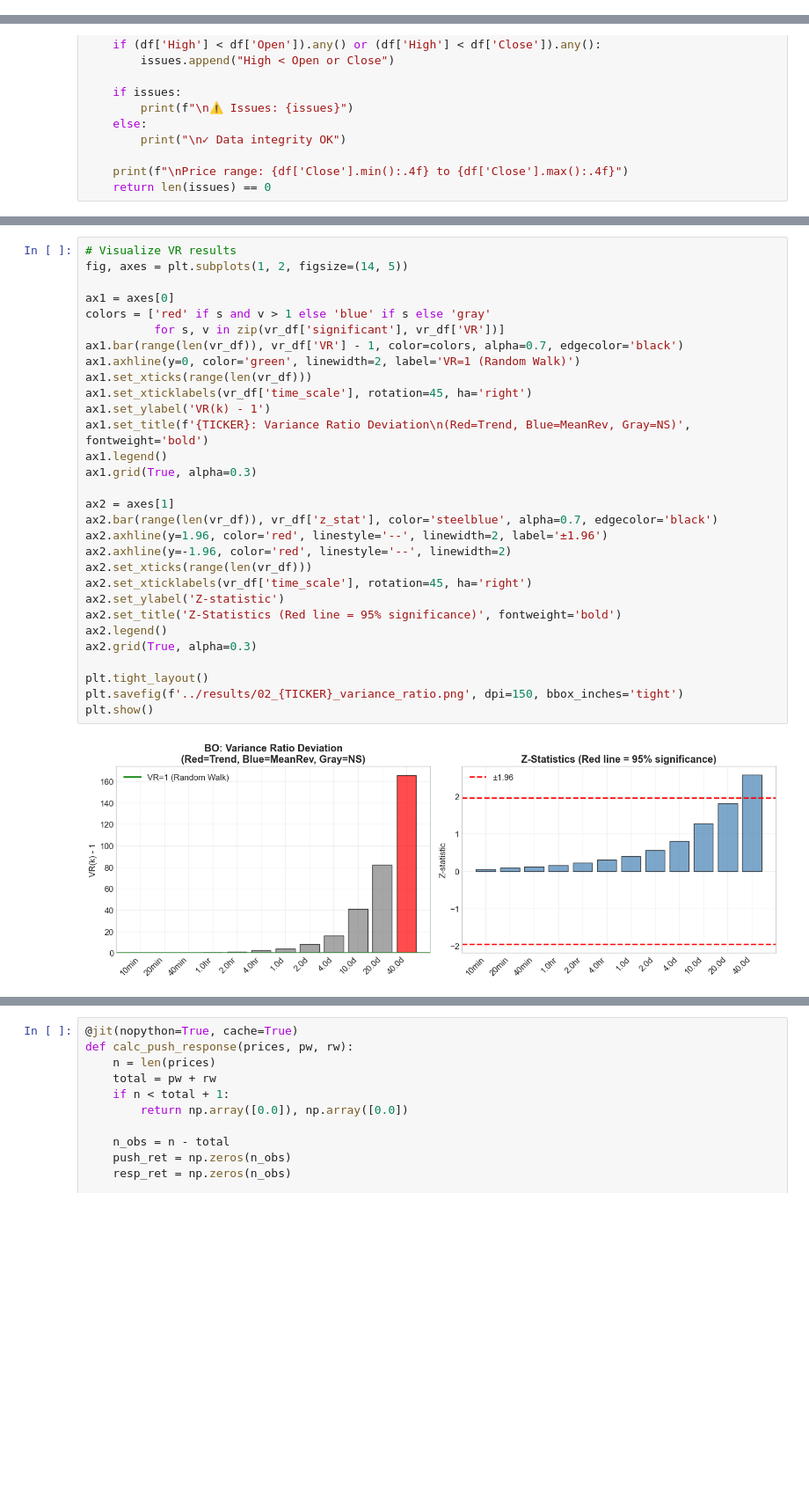
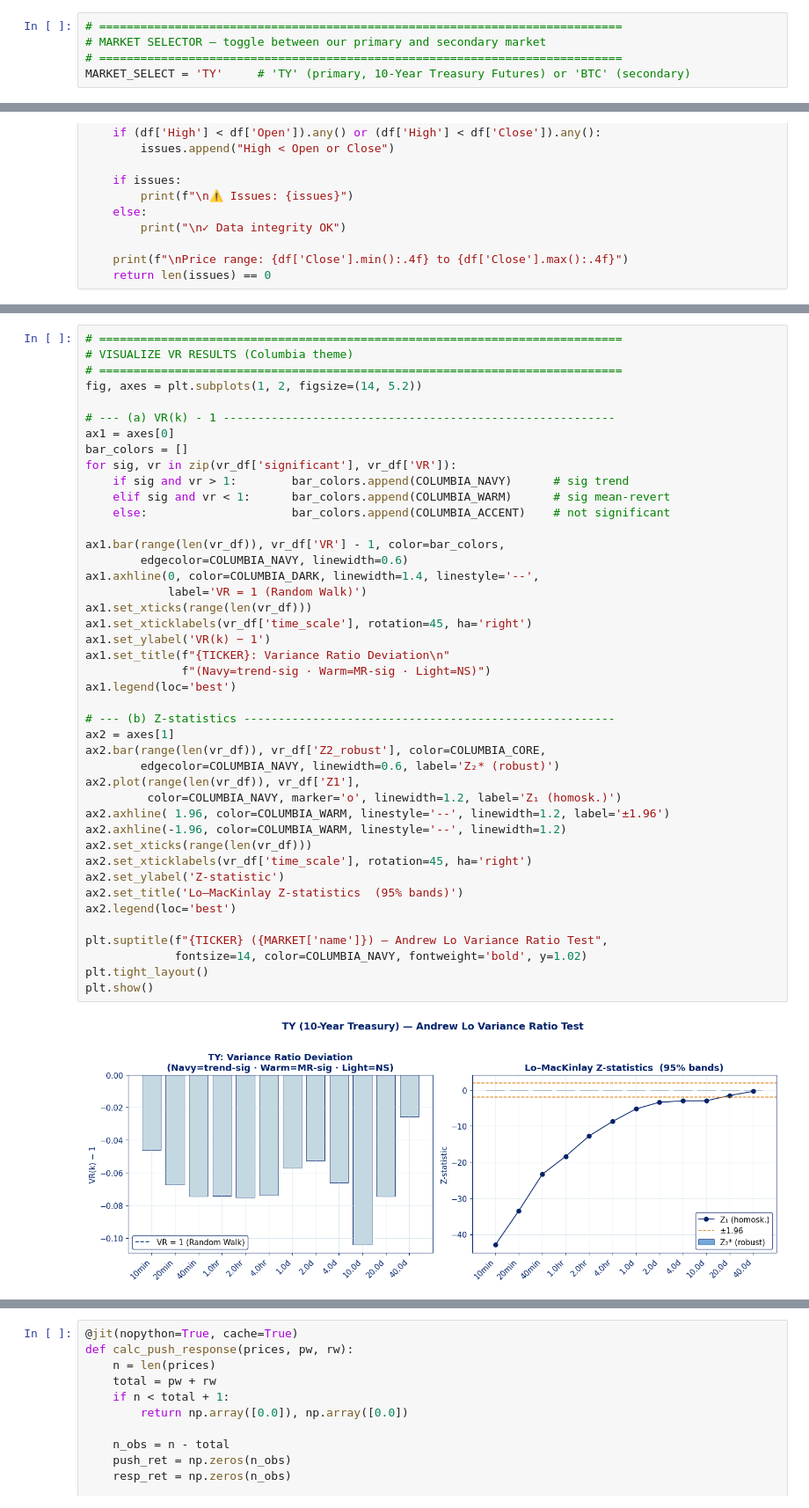
Before and after one commit to nl2992/MATH5360_Final_Project, a Jupyter notebook: notebooks/01_Data_and_Statistical_Tests.ipynb, the cells around one changed output, grey strips where cells are left out. Shown at 88% size. Saved outputs shown, nothing was run; the diff lists cells and outputs as text; blank space fills up the shorter version.

```diff
--- a/notebooks/01_Data_and_Statistical_Tests.ipynb
+++ b/notebooks/01_Data_and_Statistical_Tests.ipynb
@@ -6,2 +19,7 @@ PRIMARY_MARKET = 1
+# %%
+# ============================================================================
+# MARKET SELECTOR — toggle between our primary and secondary market
+# ============================================================================
+MARKET_SELECT = 'TY'     # 'TY' (primary, 10-Year Treasury Futures) or 'BTC' (secondary)
 # %%
 # ============================================================================
@@ -353,32 +444,45 @@ Running Variance Ratio Tests...
 # %%
-# Visualize VR results
-fig, axes = plt.subplots(1, 2, figsize=(14, 5))
+# ============================================================================
+# VISUALIZE VR RESULTS (Columbia theme)
+# ============================================================================
+fig, axes = plt.subplots(1, 2, figsize=(14, 5.2))
 
+# --- (a) VR(k) - 1 ---------------------------------------------------------
 ax1 = axes[0]
-colors = ['red' if s and v > 1 else 'blue' if s else 'gray'
-          for s, v in zip(vr_df['significant'], vr_df['VR'])]
-ax1.bar(range(len(vr_df)), vr_df['VR'] - 1, color=colors, alpha=0.7, edgecolor='black')
-ax1.axhline(y=0, color='green', linewidth=2, label='VR=1 (Random Walk)')
+bar_colors = []
+for sig, vr in zip(vr_df['significant'], vr_df['VR']):
+    if sig and vr > 1:        bar_colors.append(COLUMBIA_NAVY)      # sig trend
+    elif sig and vr < 1:      bar_colors.append(COLUMBIA_WARM)      # sig mean-revert
+    else:                     bar_colors.append(COLUMBIA_ACCENT)    # not significant
+
+ax1.bar(range(len(vr_df)), vr_df['VR'] - 1, color=bar_colors,
+        edgecolor=COLUMBIA_NAVY, linewidth=0.6)
+ax1.axhline(0, color=COLUMBIA_DARK, linewidth=1.4, linestyle='--',
+            label='VR = 1 (Random Walk)')
 ax1.set_xticks(range(len(vr_df)))
 ax1.set_xticklabels(vr_df['time_scale'], rotation=45, ha='right')
-ax1.set_ylabel('VR(k) - 1')
-ax1.set_title(f'{TICKER}: Variance Ratio Deviation\n(Red=Trend, Blue=MeanRev, Gray=NS)', fontweight='bold')
-ax1.legend()
-ax1.grid(True, alpha=0.3)
+ax1.set_ylabel('VR(k) − 1')
+ax1.set_title(f"{TICKER}: Variance Ratio Deviation\n"
+              f"(Navy=trend-sig · Warm=MR-sig · Light=NS)")
+ax1.legend(loc='best')
 
+# --- (b) Z-statistics ------------------------------------------------------
 ax2 = axes[1]
-ax2.bar(range(len(vr_df)), vr_df['z_stat'], color='steelblue', alpha=0.7, edgecolor='black')
-ax2.axhline(y=1.96, color='red', linestyle='--', linewidth=2, label='±1.96')
-ax2.axhline(y=-1.96, color='red', linestyle='--', linewidth=2)
+ax2.bar(range(len(vr_df)), vr_df['Z2_robust'], color=COLUMBIA_CORE,
+        edgecolor=COLUMBIA_NAVY, linewidth=0.6, label='Z₂* (robust)')
+ax2.plot(range(len(vr_df)), vr_df['Z1'],
+         color=COLUMBIA_NAVY, marker='o', linewidth=1.2, label='Z₁ (homosk.)')
+ax2.axhline( 1.96, color=COLUMBIA_WARM, linestyle='--', linewidth=1.2, label='±1.96')
+ax2.axhline(-1.96, color=COLUMBIA_WARM, linestyle='--', linewidth=1.2)
 ax2.set_xticks(range(len(vr_df)))
 ax2.set_xticklabels(vr_df['time_scale'], rotation=45, ha='right')
 ax2.set_ylabel('Z-statistic')
-ax2.set_title('Z-Statistics (Red line = 95% significance)', fontweight='bold')
-ax2.legend()
-ax2.grid(True, alpha=0.3)
+ax2.set_title('Lo–MacKinlay Z-statistics  (95% bands)')
+ax2.legend(loc='best')
 
+plt.suptitle(f"{TICKER} ({MARKET['name']}) — Andrew Lo Variance Ratio Test",
+             fontsize=14, color=COLUMBIA_NAVY, fontweight='bold', y=1.02)
 plt.tight_layout()
-plt.savefig(f'../results/02_{TICKER}_variance_ratio.png', dpi=150, bbox_inches='tight')
 plt.show()
 # %% [output]
-[figure, old version]
+[figure, new version]
```
Also changed, not shown: parts of 19 cells of this notebook, 2 other files.
